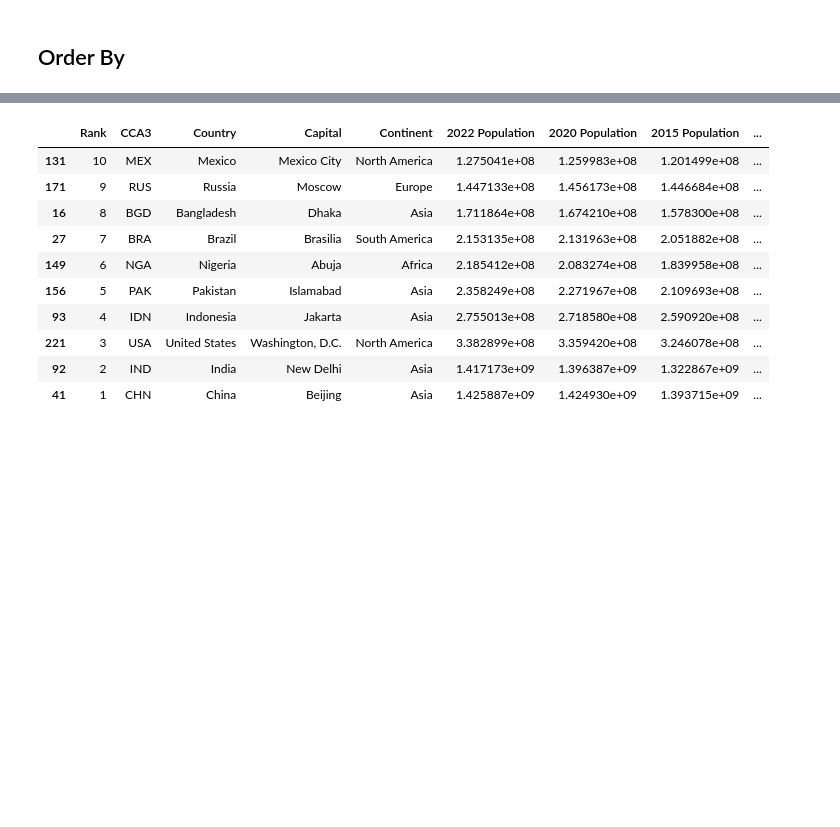
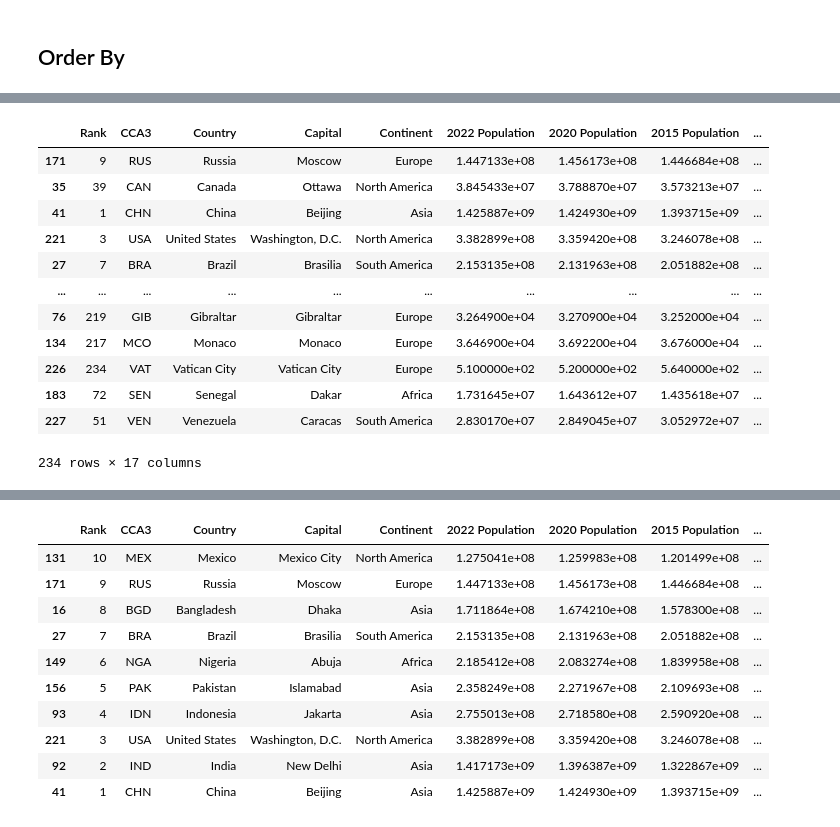
Before and after one commit to aleksmn/DataLessons, a Jupyter notebook: 02-filter_and_order.ipynb, the cells around one changed output, grey strips where cells are left out. Saved outputs shown, nothing was run; the diff lists cells and outputs as text; code cells hidden in the pictures; blank space fills up the shorter version.

```diff
--- a/02-filter_and_order.ipynb
+++ b/02-filter_and_order.ipynb
@@ -162,0 +157,16 @@ df3[df3["2022 Population"] > 10**9]
+# %%
+df.sort_values(by="Area (km²)", ascending=False)
+# %% [output]
+|  | Rank | CCA3 | Country | Capital | Continent | 2022 Population | 2020 Population | 2015 Population | ... |
+| 171 | 9 | RUS | Russia | Moscow | Europe | 1.447133e+08 | 1.456173e+08 | 1.446684e+08 | ... |
+| 35 | 39 | CAN | Canada | Ottawa | North America | 3.845433e+07 | 3.788870e+07 | 3.573213e+07 | ... |
+| 41 | 1 | CHN | China | Beijing | Asia | 1.425887e+09 | 1.424930e+09 | 1.393715e+09 | ... |
+| 221 | 3 | USA | United States | Washington, D.C. | North America | 3.382899e+08 | 3.359420e+08 | 3.246078e+08 | ... |
+| 27 | 7 | BRA | Brazil | Brasilia | South America | 2.153135e+08 | 2.131963e+08 | 2.051882e+08 | ... |
+| ... | ... | ... | ... | ... | ... | ... | ... | ... | ... |
+| 76 | 219 | GIB | Gibraltar | Gibraltar | Europe | 3.264900e+04 | 3.270900e+04 | 3.252000e+04 | ... |
+| 134 | 217 | MCO | Monaco | Monaco | Europe | 3.646900e+04 | 3.692200e+04 | 3.676000e+04 | ... |
+| 226 | 234 | VAT | Vatican City | Vatican City | Europe | 5.100000e+02 | 5.200000e+02 | 5.640000e+02 | ... |
+| 183 | 72 | SEN | Senegal | Dakar | Africa | 1.731645e+07 | 1.643612e+07 | 1.435618e+07 | ... |
+| 227 | 51 | VEN | Venezuela | Caracas | South America | 2.830170e+07 | 2.849045e+07 | 3.052972e+07 | ... |
+234 rows × 17 columns
```
Also changed, not shown: parts of 5 cells of this notebook.
